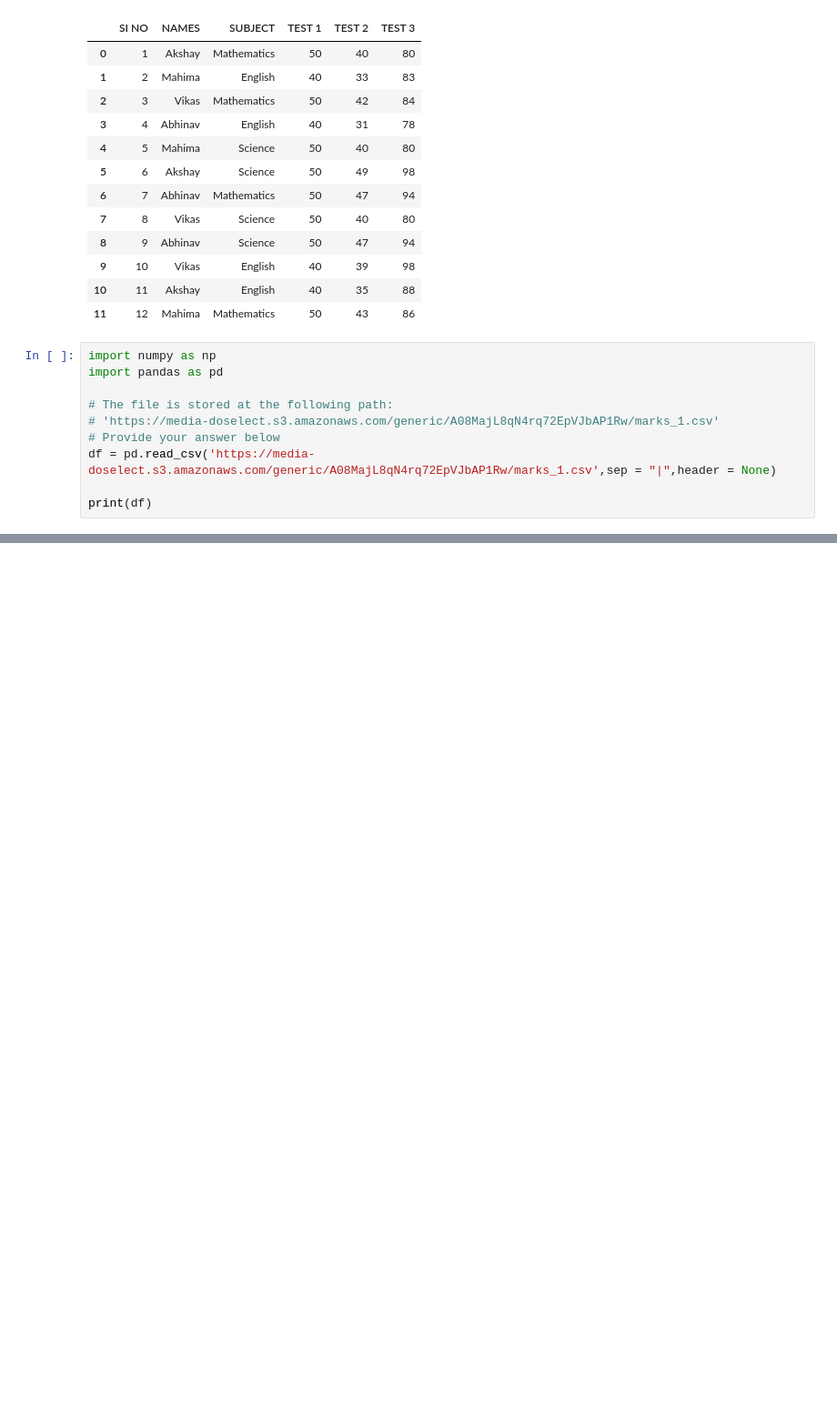
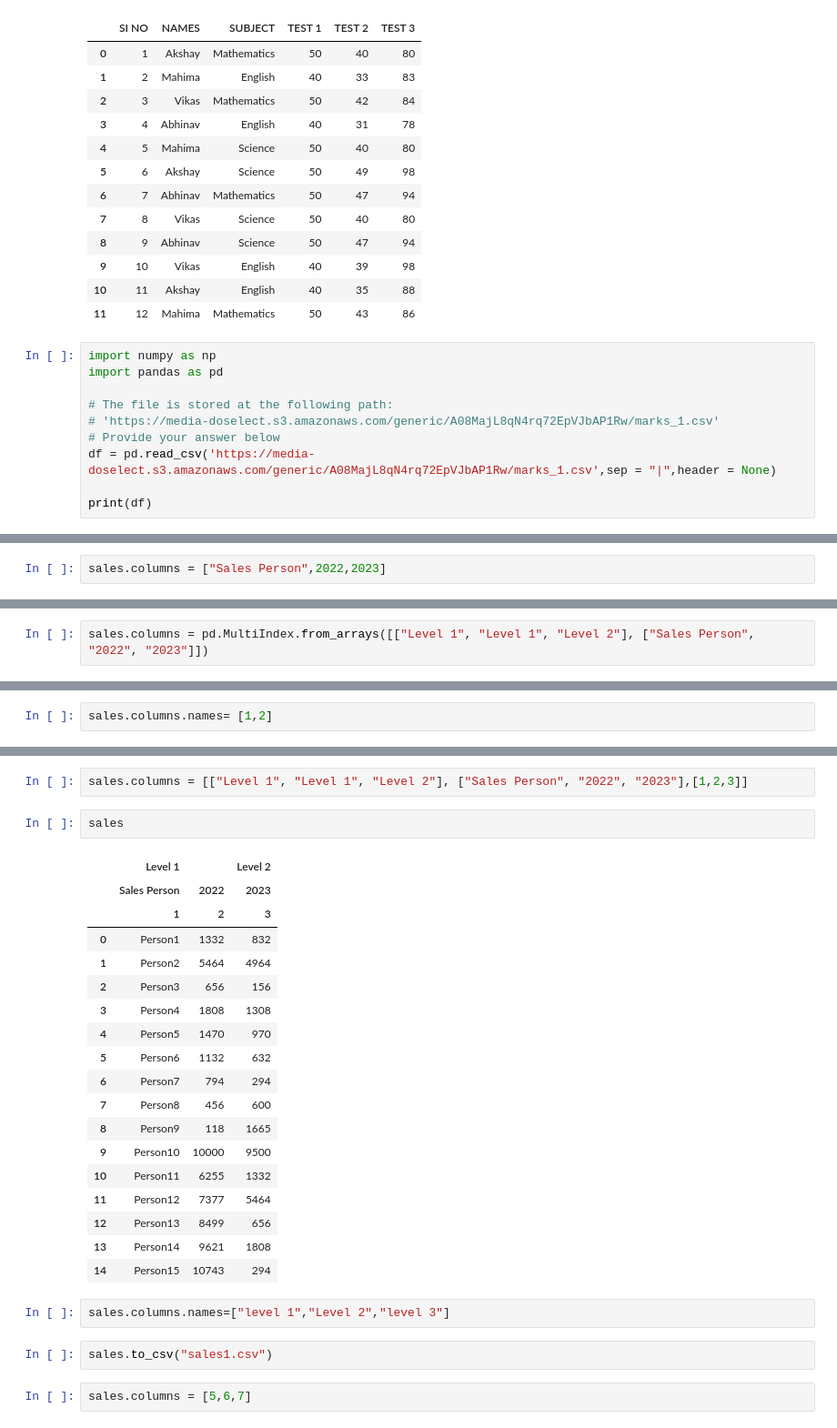
Before and after one commit to Nishanthfiona/Python, a Jupyter notebook: NumPy and Pandas - II (Rough).ipynb, the cells around one changed output, grey strips where cells are left out. Shown at 91% size. Drawn from its saved outputs; the diff is of its cells as text; blank space fills up the shorter version.

```diff
--- a/NumPy and Pandas - II (Rough).ipynb
+++ b/NumPy and Pandas - II (Rough).ipynb
@@ -137,0 +312,2 @@ print(df)
+# %%
+sales.columns = ["Sales Person",2022,2023]
@@ -137,0 +333,2 @@ print(df)
+# %%
+sales.columns = pd.MultiIndex.from_arrays([["Level 1", "Level 1", "Level 2"], ["Sales Person", "2022", "2023"]])
@@ -137,0 +357,2 @@ print(df)
+# %%
+sales.columns.names= [1,2]
@@ -137,0 +379,29 @@ print(df)
+# %%
+sales.columns = [["Level 1", "Level 1", "Level 2"], ["Sales Person", "2022", "2023"],[1,2,3]]
+# %%
+sales
+# %% [output]
+|  | Level 1 |  | Level 2 |
+|  | Sales Person | 2022 | 2023 |
+|  | 1 | 2 | 3 |
+| 0 | Person1 | 1332 | 832 |
+| 1 | Person2 | 5464 | 4964 |
+| 2 | Person3 | 656 | 156 |
+| 3 | Person4 | 1808 | 1308 |
+| 4 | Person5 | 1470 | 970 |
+| 5 | Person6 | 1132 | 632 |
+| 6 | Person7 | 794 | 294 |
+| 7 | Person8 | 456 | 600 |
+| 8 | Person9 | 118 | 1665 |
+| 9 | Person10 | 10000 | 9500 |
+| 10 | Person11 | 6255 | 1332 |
+| 11 | Person12 | 7377 | 5464 |
+| 12 | Person13 | 8499 | 656 |
+| 13 | Person14 | 9621 | 1808 |
+| 14 | Person15 | 10743 | 294 |
+# %%
+sales.columns.names=["level 1","Level 2","level 3"]
+# %%
+sales.to_csv("sales1.csv")
+# %%
+sales.columns = [5,6,7]
```
Also changed, not shown: parts of 24 cells of this notebook.
